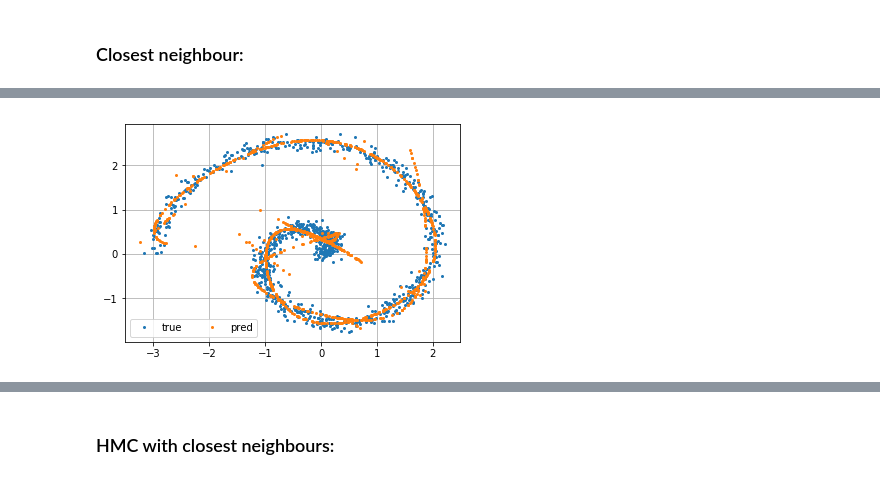
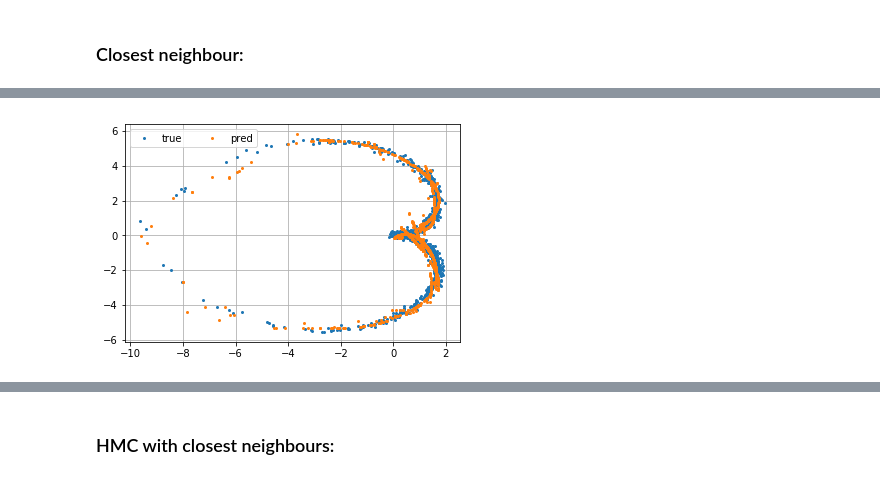
Before and after one commit to deborsheesen/Bayesian-NN-dimension-reduction, a Jupyter notebook: HMC.ipynb, the cells around one changed output, grey strips where cells are left out. Drawn from its saved outputs; the diff is of its cells as text; code cells hidden in the pictures.

```diff
--- a/HMC.ipynb
+++ b/HMC.ipynb
@@ -253,19 +264,20 @@ plt.title("Posterior variances");
 # %%
-xclosest = torch.zeros(np.shape(x))
-for i in trange(nobs) :
+xclosest = torch.zeros(np.shape(xtrue))
+ypred = nn_model_optim2(x_optim)
+for i in range(nobs) :
     i0 = np.argmin(np.array([torch.norm(ytrue[i]-ypred[j]).data.numpy() for j in range(nobs)]))
-    xclosest[i] = x[i0].data
+    xclosest[i] = x_optim[i0].data
 # %%
 xc = copy.deepcopy(xclosest)
-xclosest += 3e-2*torch.randn(np.shape(xclosest))
+xclosest += 1e-2*torch.randn(np.shape(xclosest))
 
-yclosest = nn_model(xclosest)
+yclosest = nn_model_optim2(xclosest)
 plt.plot(list(ytrue[:,0]), list(ytrue[:,1]), 'o', markersize=2, label="true")
 plt.plot(list(yclosest[:,0]), list(yclosest[:,1]), 'o', markersize=2, label="pred")
 plt.legend(ncol=2)
 plt.grid(True)
 # %% [output]
-[figure, old version]
+[figure, new version]
 # %%
 criterion = nn.MSELoss()
 optimizer = torch.optim.SGD(nn_model.parameters(), lr=0.01)
```
Also changed, not shown: parts of 14 cells of this notebook.
